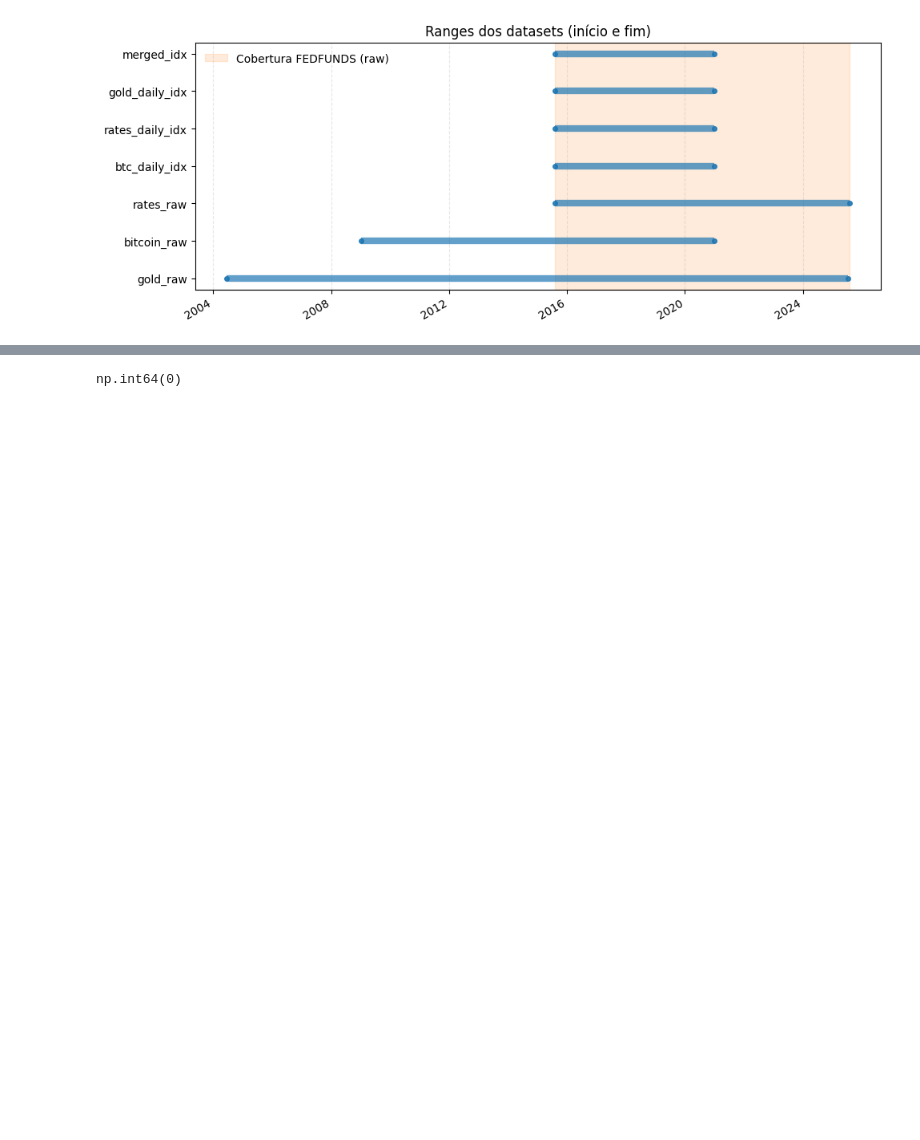
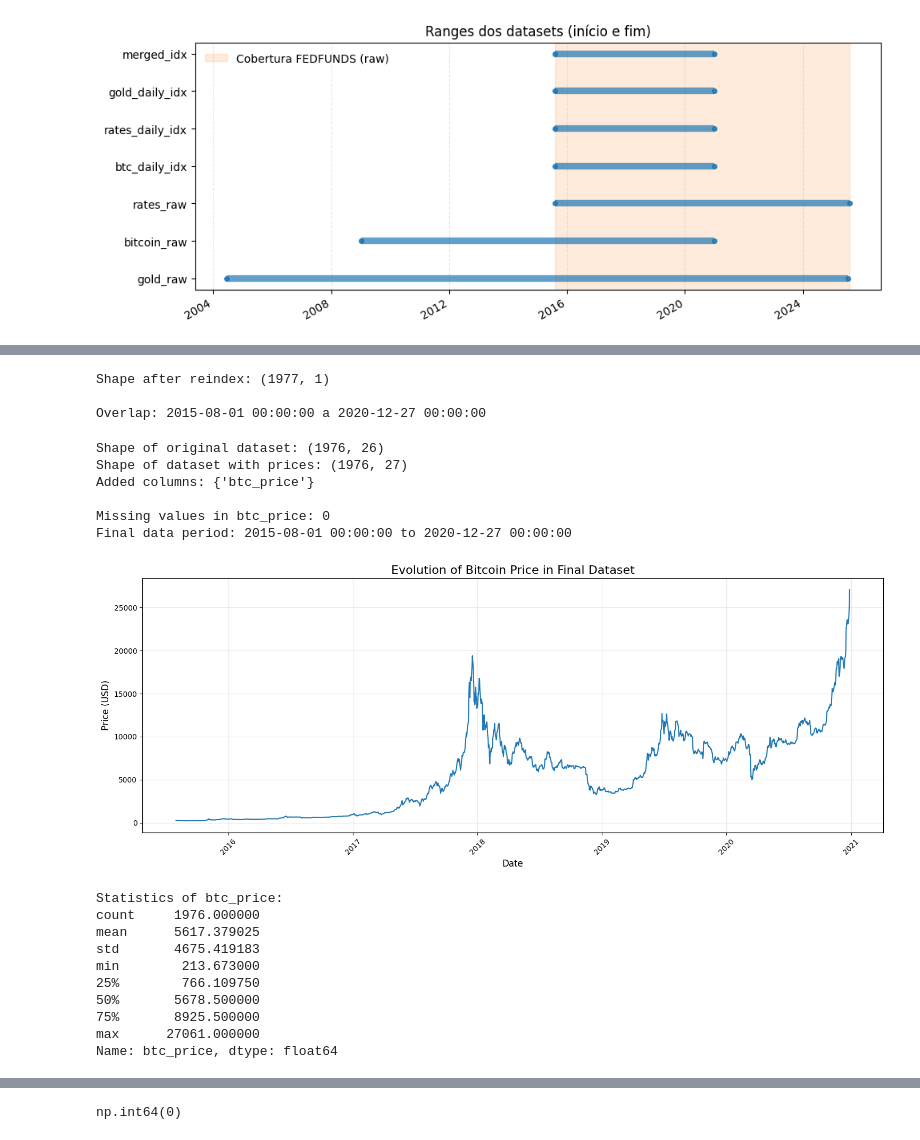
Before and after one commit to jose-fernando-1/Cryptocurrency, a Jupyter notebook: notebooks/Pre-processing.ipynb, the cells around one changed output, grey strips where cells are left out. Cells and saved outputs as stored; diff of their text form; code cells hidden in the pictures; blank space fills up the shorter version.

```diff
--- a/notebooks/Pre-processing.ipynb
+++ b/notebooks/Pre-processing.ipynb
@@ -293,0 +298,8 @@ df_merged.to_csv("../data/dataset_merged.csv", index=True, encoding="utf-8", flo
+# %%
+df_btc_price = pd.read_csv("../data/bitcoin_price.csv", parse_dates=['Date'])
+df_btc_price.columns = ['date', 'btc_price']
+df_btc_price = df_btc_price.set_index('date')
+
+print(f"Shape: {df_btc_price.shape}")
+print(f"Range: {df_btc_price.index.min()} to {df_btc_price.index.max()}")
+print(df_btc_price.head())
@@ -293,0 +316,57 @@ df_merged.to_csv("../data/dataset_merged.csv", index=True, encoding="utf-8", flo
+# %%
+df_btc_price_daily = df_btc_price.reindex(daily_range)
+print(f"Shape after reindex: {df_btc_price_daily.shape}")
+
+# overlap
+overlap_start = max(df_merged.index.min(), df_btc_price_daily.index.min())
+overlap_end = min(df_merged.index.max(), df_btc_price_daily.index.max())
+print(f"\nOverlap: {overlap_start} a {overlap_end}")
+# %% [output]
+Shape after reindex: (1977, 1)
+
+Overlap: 2015-08-01 00:00:00 a 2020-12-27 00:00:00
+# %%
+#merge with original dataset
+df_merged_with_price = df_merged.join(df_btc_price_daily['btc_price'], how='inner')
+
+print(f"Shape of original dataset: {df_merged.shape}")
+print(f"Shape of dataset with prices: {df_merged_with_price.shape}")
+print(f"Added columns: {set(df_merged_with_price.columns) - set(df_merged.columns)}")
+
+# Check for missing values in the btc_price column
+print(f"\nMissing values in btc_price: {df_merged_with_price['btc_price'].isna().sum()}")
+print(f"Final data period: {df_merged_with_price.index.min()} to {df_merged_with_price.index.max()}")
+# %% [output]
+Shape of original dataset: (1976, 26)
+Shape of dataset with prices: (1976, 27)
+Added columns: {'btc_price'}
+
+Missing values in btc_price: 0
+Final data period: 2015-08-01 00:00:00 to 2020-12-27 00:00:00
+# %%
+# Visualization of btc_price
+plt.figure(figsize=(15, 6))
+plt.plot(df_merged_with_price.index, df_merged_with_price['btc_price'], linewidth=1.5)
+plt.title('Evolution of Bitcoin Price in Final Dataset', fontsize=16)
+plt.xlabel('Date', fontsize=12)
+plt.ylabel('Price (USD)', fontsize=12)
+plt.grid(True, alpha=0.3)
+plt.xticks(rotation=45)
+plt.tight_layout()
+plt.show()
+
+# Statistics of btc_price
+print("\nStatistics of btc_price:")
+print(df_merged_with_price['btc_price'].describe())
+# %% [output]
+[figure, added]
+Statistics of btc_price:
+count     1976.000000
+mean      5617.379025
+std       4675.419183
+min        213.673000
+25%        766.109750
+50%       5678.500000
+75%       8925.500000
+max      27061.000000
+Name: btc_price, dtype: float64
```
Also changed, not shown: parts of 3 cells of this notebook, 3 other files.
